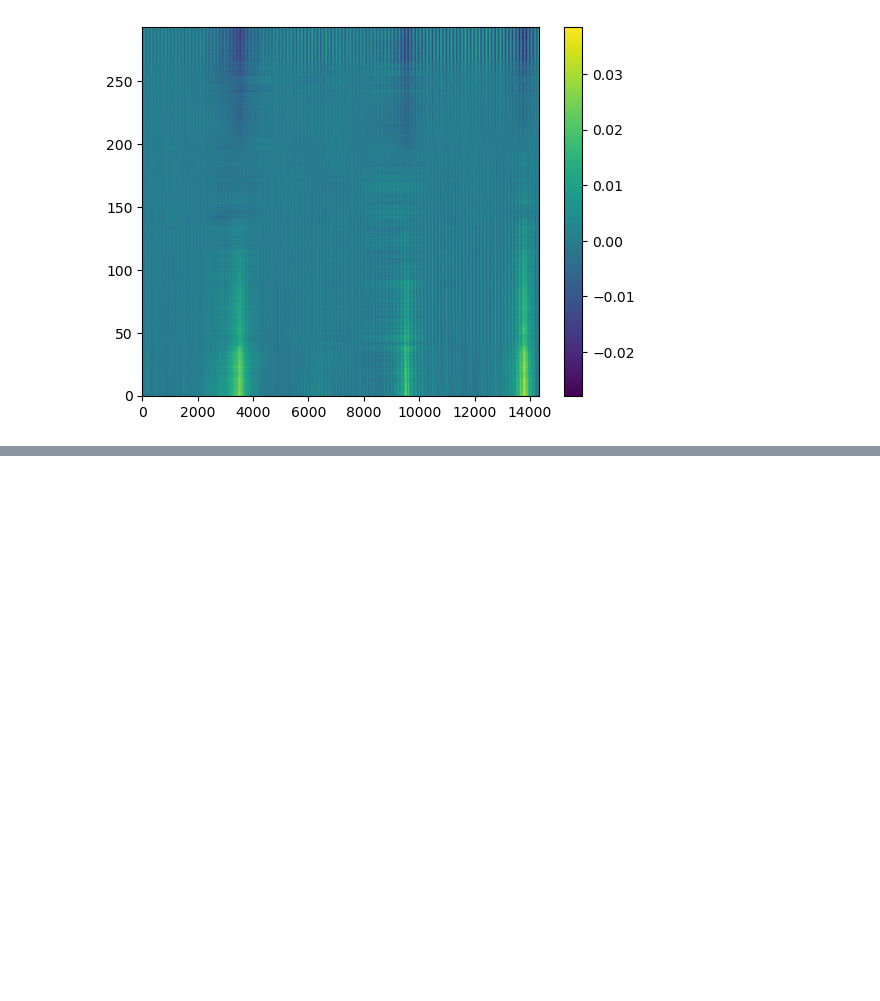
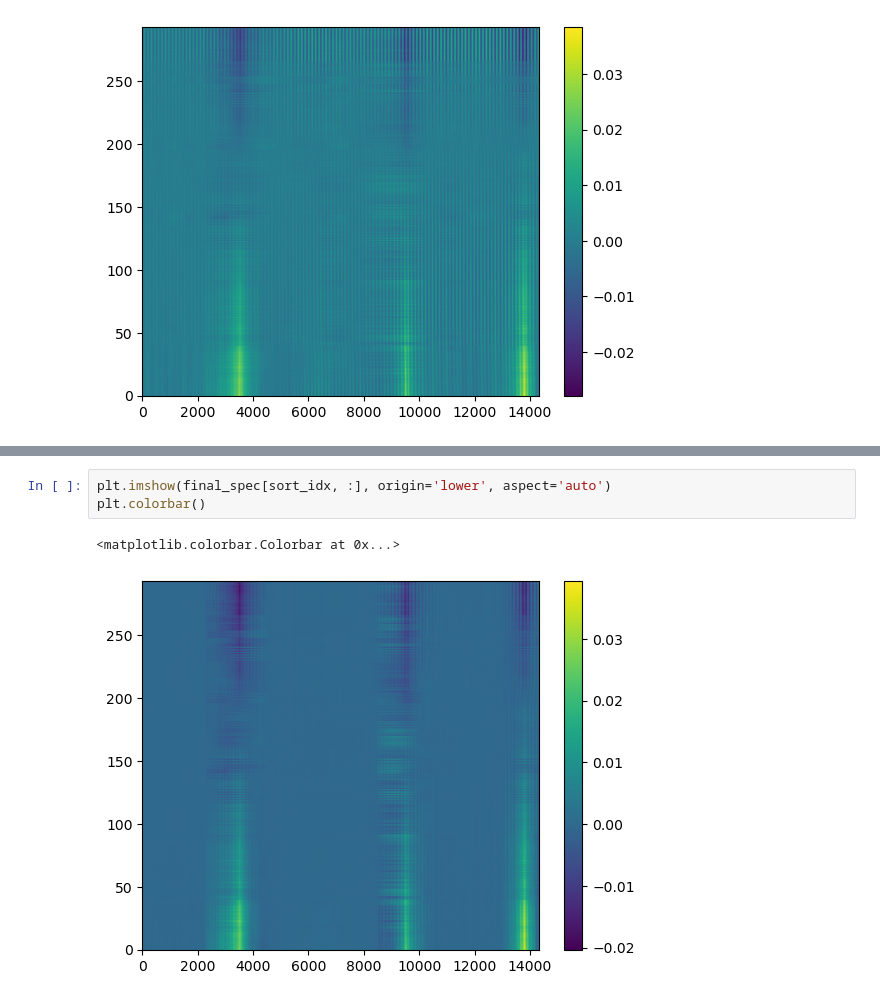
Before and after one commit to kartographer/ozone_radiometry, a Jupyter notebook: ozone_masking.ipynb, the cells around one changed output, grey strips where cells are left out. Drawn from its saved outputs; the diff is of its cells as text; blank space fills up the shorter version.

```diff
--- a/ozone_masking.ipynb
+++ b/ozone_masking.ipynb
@@ -145,3 +383,9 @@ mod, resid = clean(1000, 5, working_spec[50].reshape((1, working_spec[50].size))
+# %%
+plt.imshow(final_spec[sort_idx, :], origin='lower', aspect='auto')
+plt.colorbar()
+# %% [output]
+<matplotlib.colorbar.Colorbar at 0x...>
+[figure, added]
 # %%
 freqs_pad = f_sky[0] + np.diff(f_sky)[0] * np.arange(0, mod.size)
 plt.plot(freqs_pad, mod[0, :], color='k')
```
Also changed, not shown: parts of 20 cells of this notebook.
